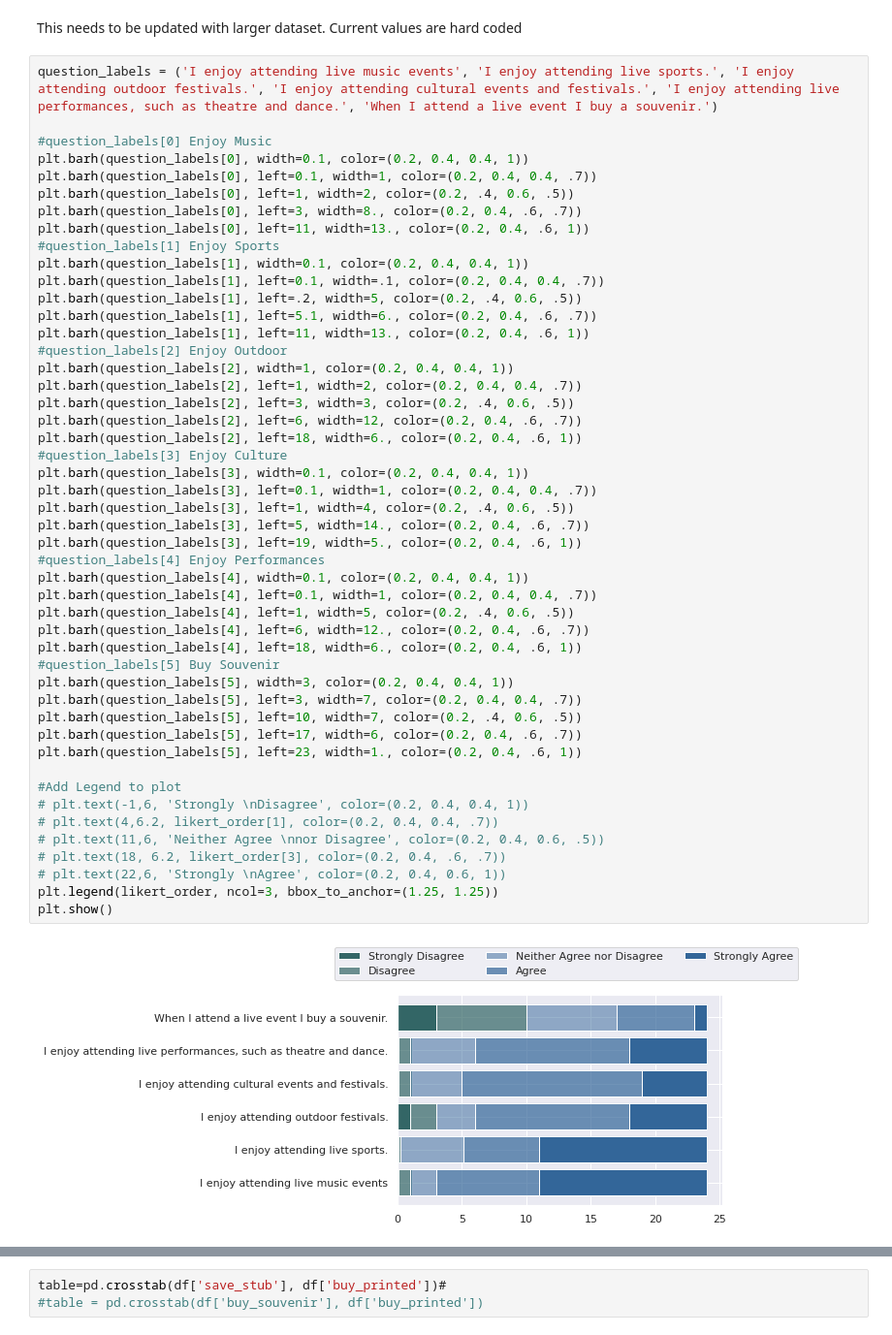
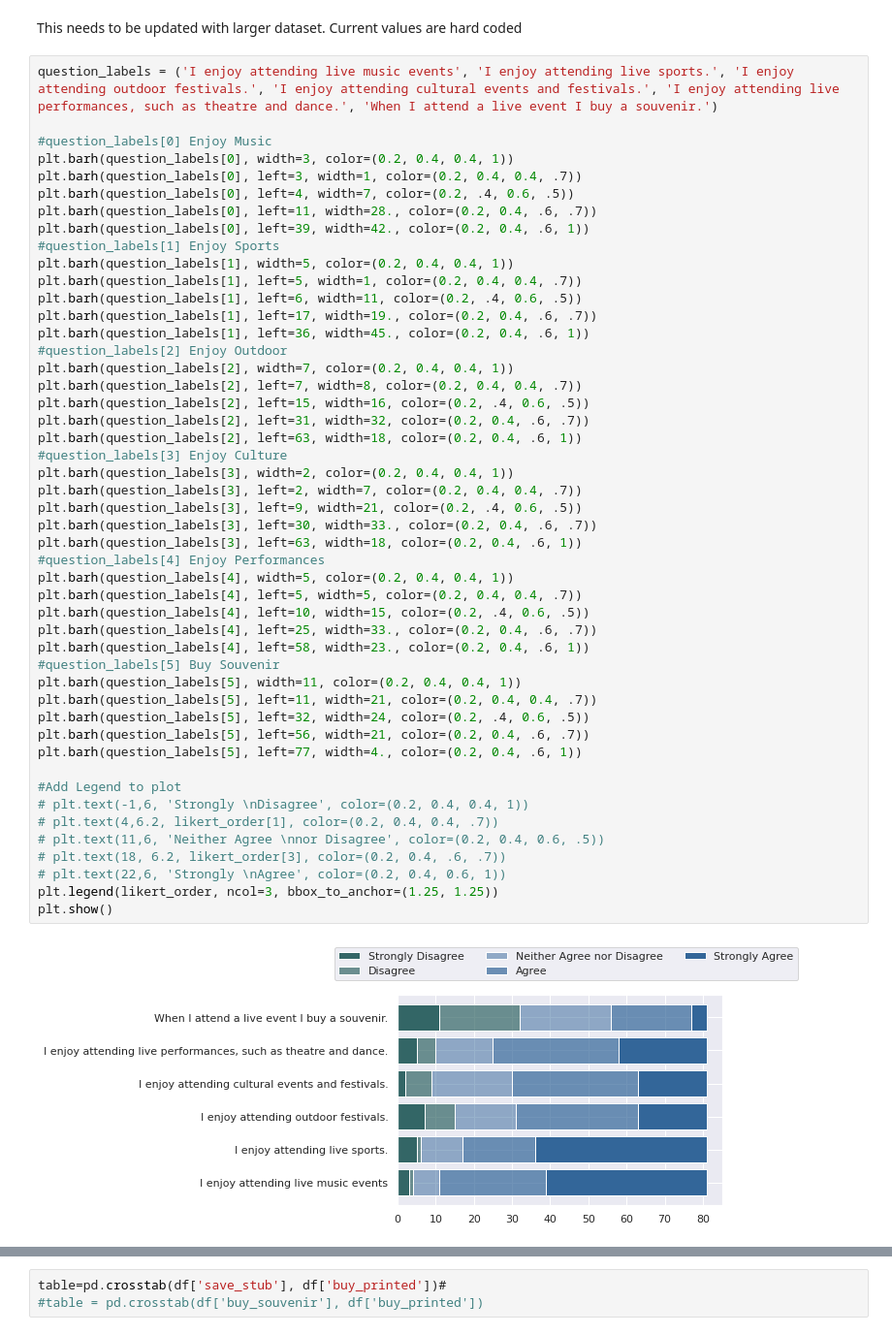
Before and after one commit to LibbyFender/Learning, a Jupyter notebook: SPEX650.ipynb, the cells around one changed output, grey strips where cells are left out. Shown at 97% size. Saved outputs shown, nothing was run; the diff lists cells and outputs as text.

```diff
--- a/SPEX650.ipynb
+++ b/SPEX650.ipynb
@@ -635,53 +645,53 @@ This needs to be updated with larger dataset. Current values are hard coded
 # %%
 question_labels = ('I enjoy attending live music events', 'I enjoy attending live sports.', 'I enjoy attending outdoor festivals.', 'I enjoy attending cultural events and festivals.', 'I enjoy attending live performances, such as theatre and dance.', 'When I attend a live event I buy a souvenir.')
 
 #question_labels[0] Enjoy Music
-plt.barh(question_labels[0], width=0.1, color=(0.2, 0.4, 0.4, 1))
-plt.barh(question_labels[0], left=0.1, width=1, color=(0.2, 0.4, 0.4, .7))
-plt.barh(question_labels[0], left=1, width=2, color=(0.2, .4, 0.6, .5))
-plt.barh(question_labels[0], left=3, width=8., color=(0.2, 0.4, .6, .7))
-plt.barh(question_labels[0], left=11, width=13., color=(0.2, 0.4, .6, 1))
+plt.barh(question_labels[0], width=3, color=(0.2, 0.4, 0.4, 1))
+plt.barh(question_labels[0], left=3, width=1, color=(0.2, 0.4, 0.4, .7))
+plt.barh(question_labels[0], left=4, width=7, color=(0.2, .4, 0.6, .5))
+plt.barh(question_labels[0], left=11, width=28., color=(0.2, 0.4, .6, .7))
+plt.barh(question_labels[0], left=39, width=42., color=(0.2, 0.4, .6, 1))
 #question_labels[1] Enjoy Sports
-plt.barh(question_labels[1], width=0.1, color=(0.2, 0.4, 0.4, 1))
-plt.barh(question_labels[1], left=0.1, width=.1, color=(0.2, 0.4, 0.4, .7))
-plt.barh(question_labels[1], left=.2, width=5, color=(0.2, .4, 0.6, .5))
-plt.barh(question_labels[1], left=5.1, width=6., color=(0.2, 0.4, .6, .7))
-plt.barh(question_labels[1], left=11, width=13., color=(0.2, 0.4, .6, 1))
+plt.barh(question_labels[1], width=5, color=(0.2, 0.4, 0.4, 1))
+plt.barh(question_labels[1], left=5, width=1, color=(0.2, 0.4, 0.4, .7))
+plt.barh(question_labels[1], left=6, width=11, color=(0.2, .4, 0.6, .5))
+plt.barh(question_labels[1], left=17, width=19., color=(0.2, 0.4, .6, .7))
+plt.barh(question_labels[1], left=36, width=45., color=(0.2, 0.4, .6, 1))
 #question_labels[2] Enjoy Outdoor
-plt.barh(question_labels[2], width=1, color=(0.2, 0.4, 0.4, 1))
-plt.barh(question_labels[2], left=1, width=2, color=(0.2, 0.4, 0.4, .7))
-plt.barh(question_labels[2], left=3, width=3, color=(0.2, .4, 0.6, .5))
-plt.barh(question_labels[2], left=6, width=12, color=(0.2, 0.4, .6, .7))
-plt.barh(question_labels[2], left=18, width=6., color=(0.2, 0.4, .6, 1))
+plt.barh(question_labels[2], width=7, color=(0.2, 0.4, 0.4, 1))
+plt.barh(question_labels[2], left=7, width=8, color=(0.2, 0.4, 0.4, .7))
+plt.barh(question_labels[2], left=15, width=16, color=(0.2, .4, 0.6, .5))
+plt.barh(question_labels[2], left=31, width=32, color=(0.2, 0.4, .6, .7))
+plt.barh(question_labels[2], left=63, width=18, color=(0.2, 0.4, .6, 1))
 #question_labels[3] Enjoy Culture
-plt.barh(question_labels[3], width=0.1, color=(0.2, 0.4, 0.4, 1))
-plt.barh(question_labels[3], left=0.1, width=1, color=(0.2, 0.4, 0.4, .7))
-plt.barh(question_labels[3], left=1, width=4, color=(0.2, .4, 0.6, .5))
-plt.barh(question_labels[3], left=5, width=14., color=(0.2, 0.4, .6, .7))
-plt.barh(question_labels[3], left=19, width=5., color=(0.2, 0.4, .6, 1))
+plt.barh(question_labels[3], width=2, color=(0.2, 0.4, 0.4, 1))
+plt.barh(question_labels[3], left=2, width=7, color=(0.2, 0.4, 0.4, .7))
+plt.barh(question_labels[3], left=9, width=21, color=(0.2, .4, 0.6, .5))
+plt.barh(question_labels[3], left=30, width=33., color=(0.2, 0.4, .6, .7))
+plt.barh(question_labels[3], left=63, width=18, color=(0.2, 0.4, .6, 1))
 #question_labels[4] Enjoy Performances
-plt.barh(question_labels[4], width=0.1, color=(0.2, 0.4, 0.4, 1))
-plt.barh(question_labels[4], left=0.1, width=1, color=(0.2, 0.4, 0.4, .7))
-plt.barh(question_labels[4], left=1, width=5, color=(0.2, .4, 0.6, .5))
-plt.barh(question_labels[4], left=6, width=12., color=(0.2, 0.4, .6, .7))
-plt.barh(question_labels[4], left=18, width=6., color=(0.2, 0.4, .6, 1))
+plt.barh(question_labels[4], width=5, color=(0.2, 0.4, 0.4, 1))
+plt.barh(question_labels[4], left=5, width=5, color=(0.2, 0.4, 0.4, .7))
+plt.barh(question_labels[4], left=10, width=15, color=(0.2, .4, 0.6, .5))
+plt.barh(question_labels[4], left=25, width=33., color=(0.2, 0.4, .6, .7))
+plt.barh(question_labels[4], left=58, width=23., color=(0.2, 0.4, .6, 1))
 #question_labels[5] Buy Souvenir
-plt.barh(question_labels[5], width=3, color=(0.2, 0.4, 0.4, 1))
-plt.barh(question_labels[5], left=3, width=7, color=(0.2, 0.4, 0.4, .7))
-plt.barh(question_labels[5], left=10, width=7, color=(0.2, .4, 0.6, .5))
-plt.barh(question_labels[5], left=17, width=6, color=(0.2, 0.4, .6, .7))
-plt.barh(question_labels[5], left=23, width=1., color=(0.2, 0.4, .6, 1))
+plt.barh(question_labels[5], width=11, color=(0.2, 0.4, 0.4, 1))
+plt.barh(question_labels[5], left=11, width=21, color=(0.2, 0.4, 0.4, .7))
+plt.barh(question_labels[5], left=32, width=24, color=(0.2, .4, 0.6, .5))
+plt.barh(question_labels[5], left=56, width=21, color=(0.2, 0.4, .6, .7))
+plt.barh(question_labels[5], left=77, width=4., color=(0.2, 0.4, .6, 1))
 
 #Add Legend to plot
 # plt.text(-1,6, 'Strongly \nDisagree', color=(0.2, 0.4, 0.4, 1))
 # plt.text(4,6.2, likert_order[1], color=(0.2, 0.4, 0.4, .7))
 # plt.text(11,6, 'Neither Agree \nnor Disagree', color=(0.2, 0.4, 0.6, .5))
 # plt.text(18, 6.2, likert_order[3], color=(0.2, 0.4, .6, .7))
 # plt.text(22,6, 'Strongly \nAgree', color=(0.2, 0.4, 0.6, 1))
 plt.legend(likert_order, ncol=3, bbox_to_anchor=(1.25, 1.25))
 plt.show()
 # %% [output]
-[figure, old version]
+[figure, new version]
 # %%
 invariate('prefer1', likert_2)
 # %% [output]
```
Also changed, not shown: parts of 73 cells of this notebook.
